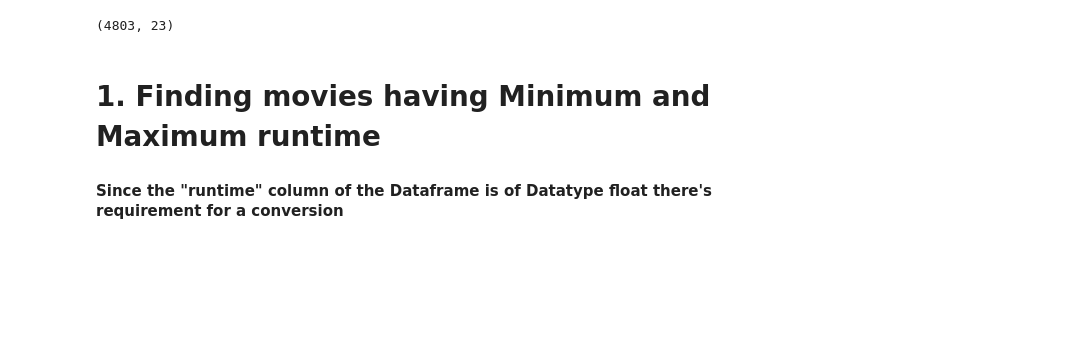
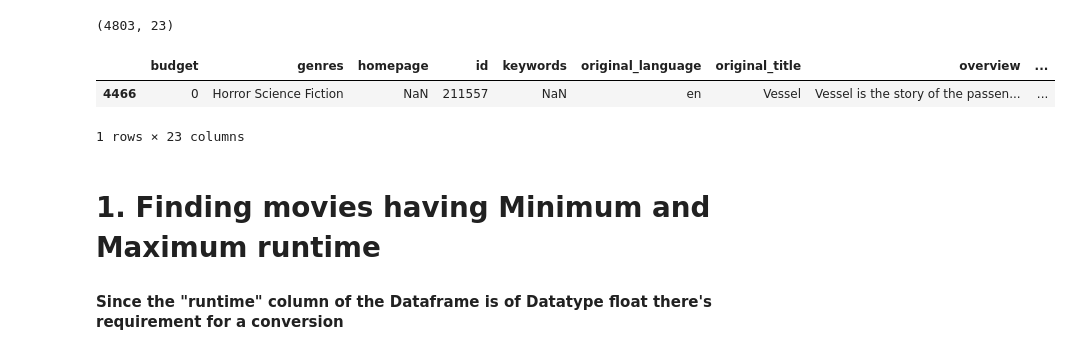
Before and after one commit to dhanush-achari/zluri, a Jupyter notebook: Assignment -1/Assignment-1.ipynb, the cells around one changed output. Drawn from its saved outputs; the diff is of its cells as text; code cells hidden in the pictures; blank space fills up the shorter version.

```diff
--- a/Assignment -1/Assignment-1.ipynb
+++ b/Assignment -1/Assignment-1.ipynb
@@ -64,6 +64,12 @@ dtype: object
 base_df.shape
 # %% [output]
 (4803, 23)
+# %%
+base_df[base_df['original_title'] == 'Vessel']
+# %% [output]
+|  | budget | genres | homepage | id | keywords | original_language | original_title | overview | ... |
+| 4466 | 0 | Horror Science Fiction | NaN | 211557 | NaN | en | Vessel | Vessel is the story of the passen... | ... |
+1 rows × 23 columns
 # %% [markdown]
 # 1. Finding movies having Minimum and Maximum runtime
 
```
Also changed, not shown: parts of 8 cells of this notebook, 2 other files.
